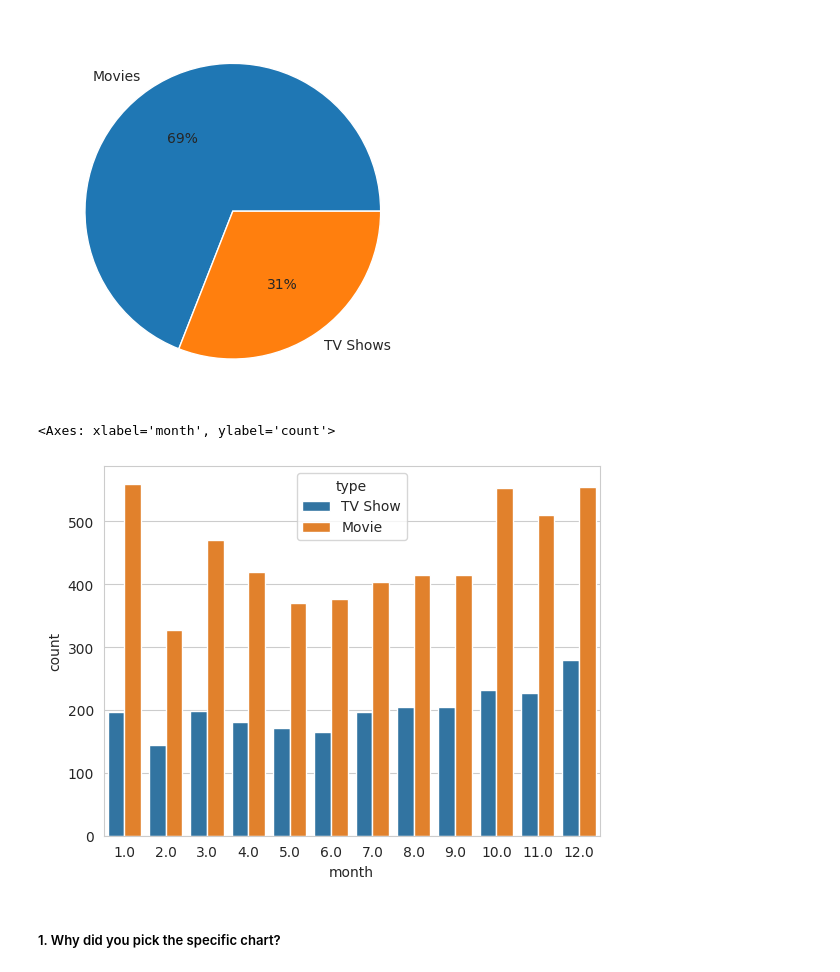
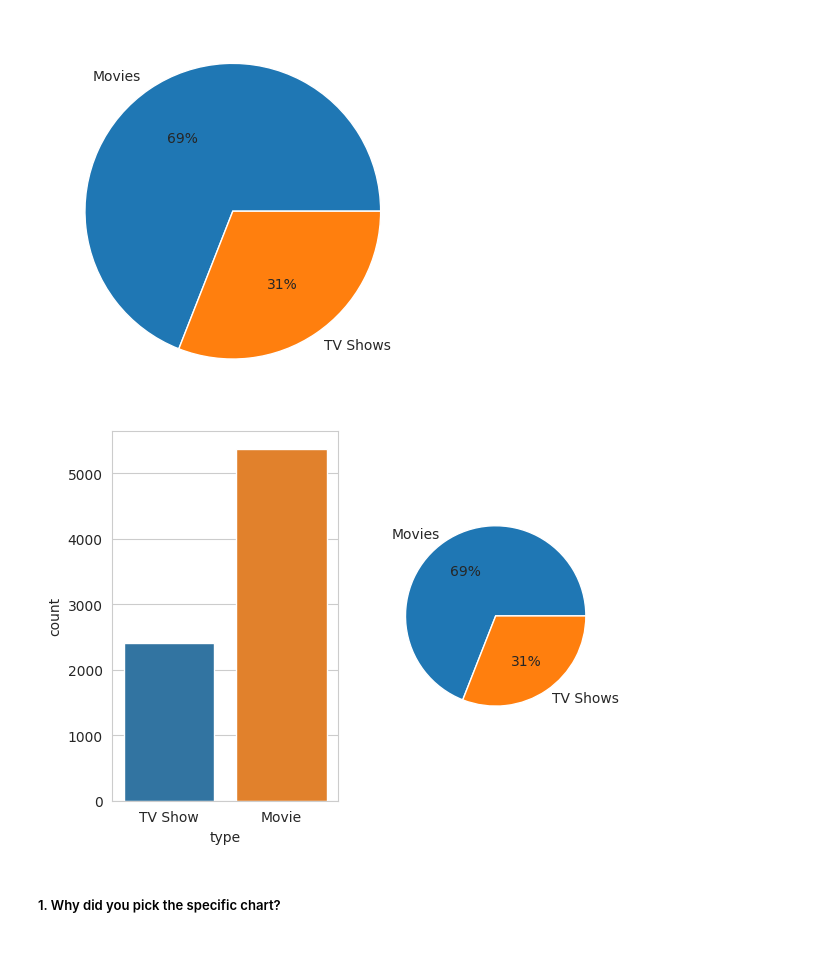
Before and after one commit to Jeetesh-KumarM/CAPSTONE-PROJECT--3--CLUSTERING, a Jupyter notebook: Netflix_Movies_and_TV_Shows_Clustering.ipynb, the cells around one changed output. Saved outputs shown, nothing was run; the diff lists cells and outputs as text; code cells hidden in the pictures.

```diff
--- a/Netflix_Movies_and_TV_Shows_Clustering.ipynb
+++ b/Netflix_Movies_and_TV_Shows_Clustering.ipynb
@@ -323,11 +321,15 @@ plt.pie(df1['type'].value_counts(), labels=labels, autopct='%0.0f%%')
 plt.show()
 # %% [output]
 [figure]
-# %%
-sns.countplot(x='month',hue='type',data=df1)
-# %% [output]
-<Axes: xlabel='month', ylabel='count'>
-[figure, removed]
+# %%
+plt.subplot(1,2,1)
+sns.countplot(x=df1['type'])
+plt.subplot(1, 2,2) # index 2
+labels = 'Movies' , 'TV Shows'
+plt.pie(df1['type'].value_counts(), labels=labels, autopct='%0.0f%%')
+plt.show()
+# %% [output]
+[figure, added]
 # %% [markdown]
 ##### 1. Why did you pick the specific chart?
 # %% [markdown]
```
Also changed, not shown: parts of 12 cells of this notebook.
